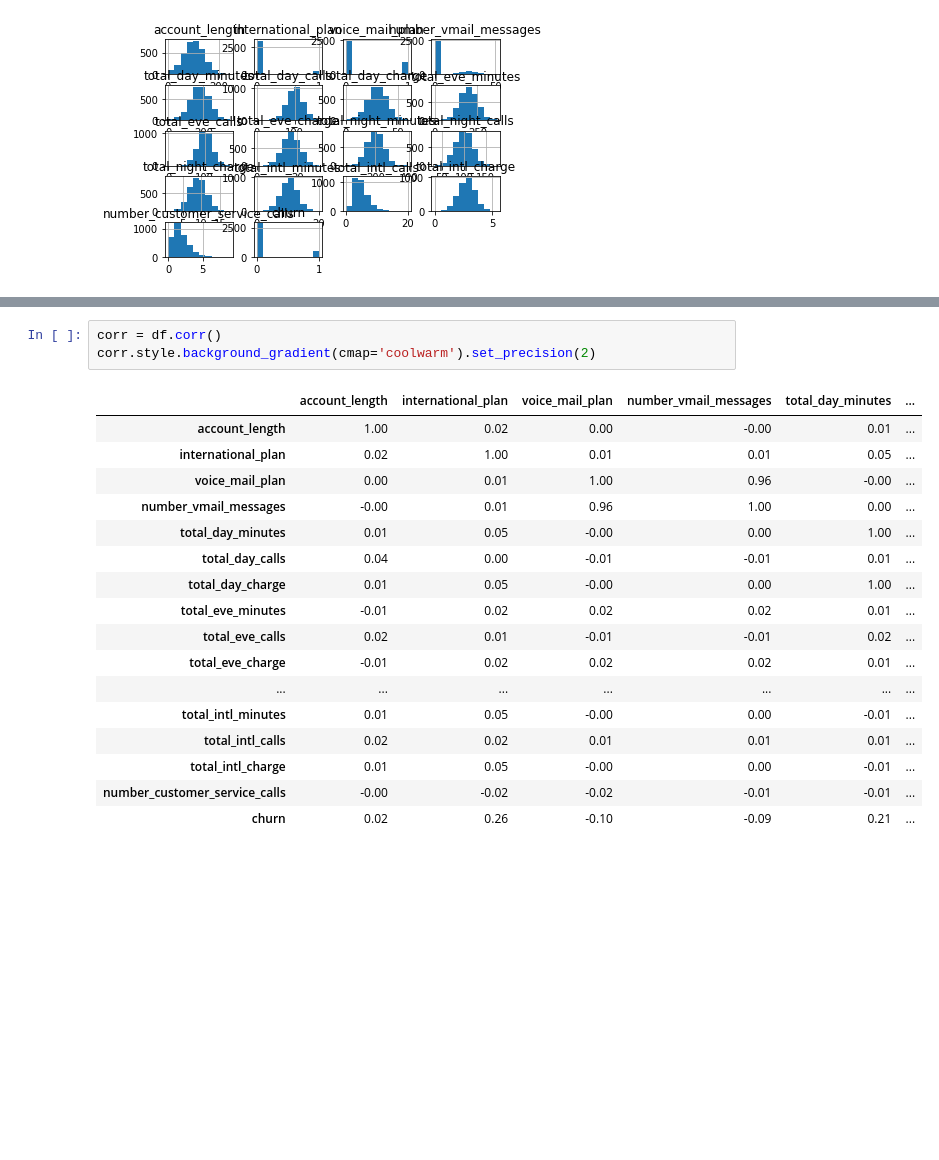
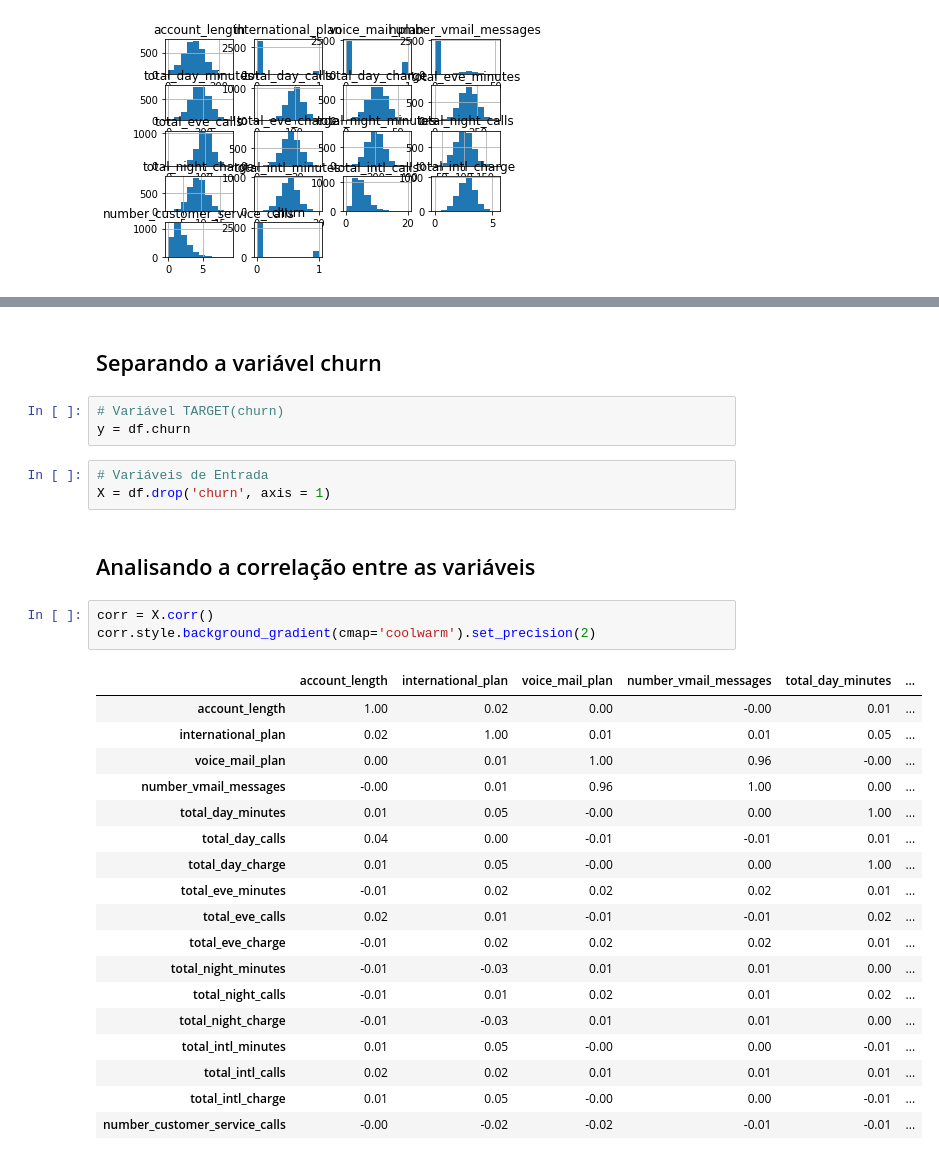
Before and after one commit to GilbertoBarbosa/customer-churn, a Jupyter notebook: customerChurn.ipynb, the cells around one changed output, grey strips where cells are left out. Drawn from its saved outputs; the diff is of its cells as text; blank space fills up the shorter version.

```diff
--- a/customerChurn.ipynb
+++ b/customerChurn.ipynb
@@ -119,27 +138,38 @@ total_intl_charge                0
 number_customer_service_calls    0
 churn                            0
 dtype: int64
+# %% [markdown]
+## Separando a variável churn
+# %%
+# Variável TARGET(churn)
+y = df.churn
+# %%
+# Variáveis de Entrada
+X = df.drop('churn', axis = 1)
+# %% [markdown]
+## Analisando a correlação entre as variáveis
 # %%
-corr = df.corr()
+corr = X.corr()
 corr.style.background_gradient(cmap='coolwarm').set_precision(2)
 # %% [output]
 |  | account_length | international_plan | voice_mail_plan | number_vmail_messages | total_day_minutes | ... |
 | account_length | 1.00 | 0.02 | 0.00 | -0.00 | 0.01 | ... |
 | international_plan | 0.02 | 1.00 | 0.01 | 0.01 | 0.05 | ... |
 | voice_mail_plan | 0.00 | 0.01 | 1.00 | 0.96 | -0.00 | ... |
 | number_vmail_messages | -0.00 | 0.01 | 0.96 | 1.00 | 0.00 | ... |
 | total_day_minutes | 0.01 | 0.05 | -0.00 | 0.00 | 1.00 | ... |
 | total_day_calls | 0.04 | 0.00 | -0.01 | -0.01 | 0.01 | ... |
 | total_day_charge | 0.01 | 0.05 | -0.00 | 0.00 | 1.00 | ... |
 | total_eve_minutes | -0.01 | 0.02 | 0.02 | 0.02 | 0.01 | ... |
 | total_eve_calls | 0.02 | 0.01 | -0.01 | -0.01 | 0.02 | ... |
 | total_eve_charge | -0.01 | 0.02 | 0.02 | 0.02 | 0.01 | ... |
-| ... | ... | ... | ... | ... | ... | ... |
+| total_night_minutes | -0.01 | -0.03 | 0.01 | 0.01 | 0.00 | ... |
+| total_night_calls | -0.01 | 0.01 | 0.02 | 0.01 | 0.02 | ... |
+| total_night_charge | -0.01 | -0.03 | 0.01 | 0.01 | 0.00 | ... |
 | total_intl_minutes | 0.01 | 0.05 | -0.00 | 0.00 | -0.01 | ... |
 | total_intl_calls | 0.02 | 0.02 | 0.01 | 0.01 | 0.01 | ... |
 | total_intl_charge | 0.01 | 0.05 | -0.00 | 0.00 | -0.01 | ... |
 | number_customer_service_calls | -0.00 | -0.02 | -0.02 | -0.01 | -0.01 | ... |
-| churn | 0.02 | 0.26 | -0.10 | -0.09 | 0.21 | ... |
 # %%
 # Excluindo colunas com correlação acima de 0.70 e gravando o resultado na variável X
 excluir_colunas = ['number_vmail_messages','total_day_minutes','total_eve_charge',
```
Also changed, not shown: parts of 26 cells of this notebook.
